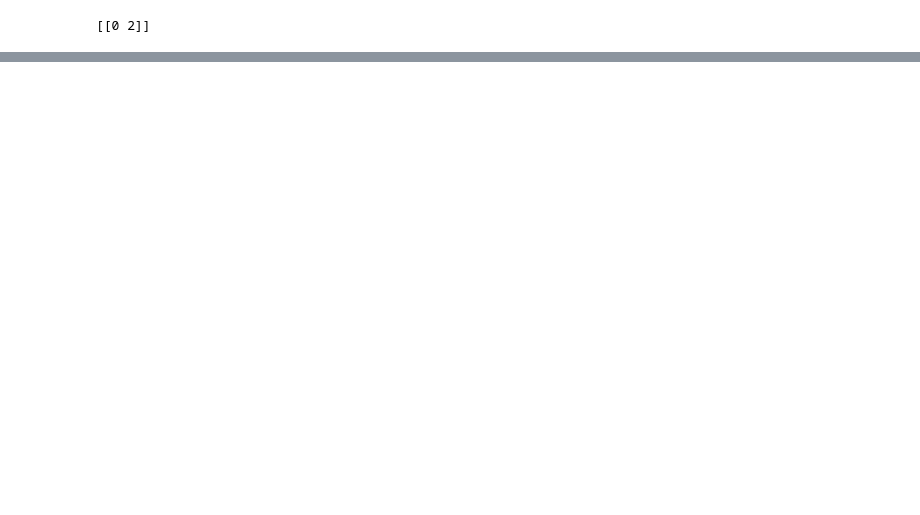
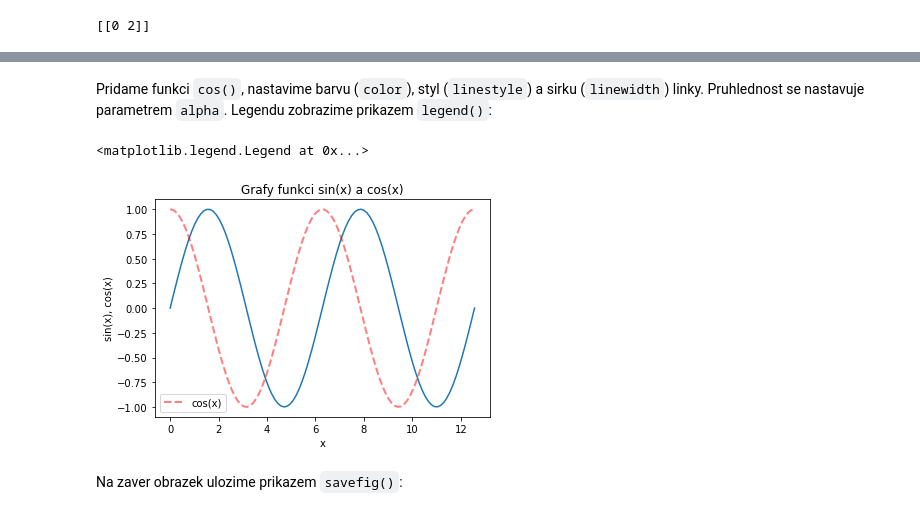
Before and after one commit to m-jirka/nme_cv, a Jupyter notebook: Cviceni01.ipynb, the cells around one changed output, grey strips where cells are left out. Saved outputs shown, nothing was run; the diff lists cells and outputs as text; code cells hidden in the pictures; blank space fills up the shorter version.

```diff
--- a/Cviceni01.ipynb
+++ b/Cviceni01.ipynb
@@ -377,0 +401,22 @@ print(index_hledaneho_prvku)
+# %% [markdown]
+Pridame funkci `cos()`, nastavime barvu (`color`), styl (`linestyle`) a sirku (`linewidth`) linky. Pruhlednost se nastavuje parametrem `alpha`. Legendu zobrazime prikazem `legend()`:
+# %%
+# funkce cos()
+y1 = np.cos(x)
+
+fig, ax = plt.subplots()
+ax.plot(x,y)
+
+# vykreslime funkci cos()
+ax.plot(x,y1, color='red',linestyle='dashed',linewidth=2,label='cos(x)',alpha=0.5)
+
+
+ax.set_xlabel('x')
+ax.set_ylabel('sin(x), cos(x)')
+ax.set_title('Grafy funkci sin(x) a cos(x)')
+ax.legend()
+# %% [output]
+<matplotlib.legend.Legend at 0x...>
+[figure, added]
+# %% [markdown]
+Na zaver obrazek ulozime prikazem `savefig()`:
```
Also changed, not shown: parts of 89 cells of this notebook, 24 other files.
